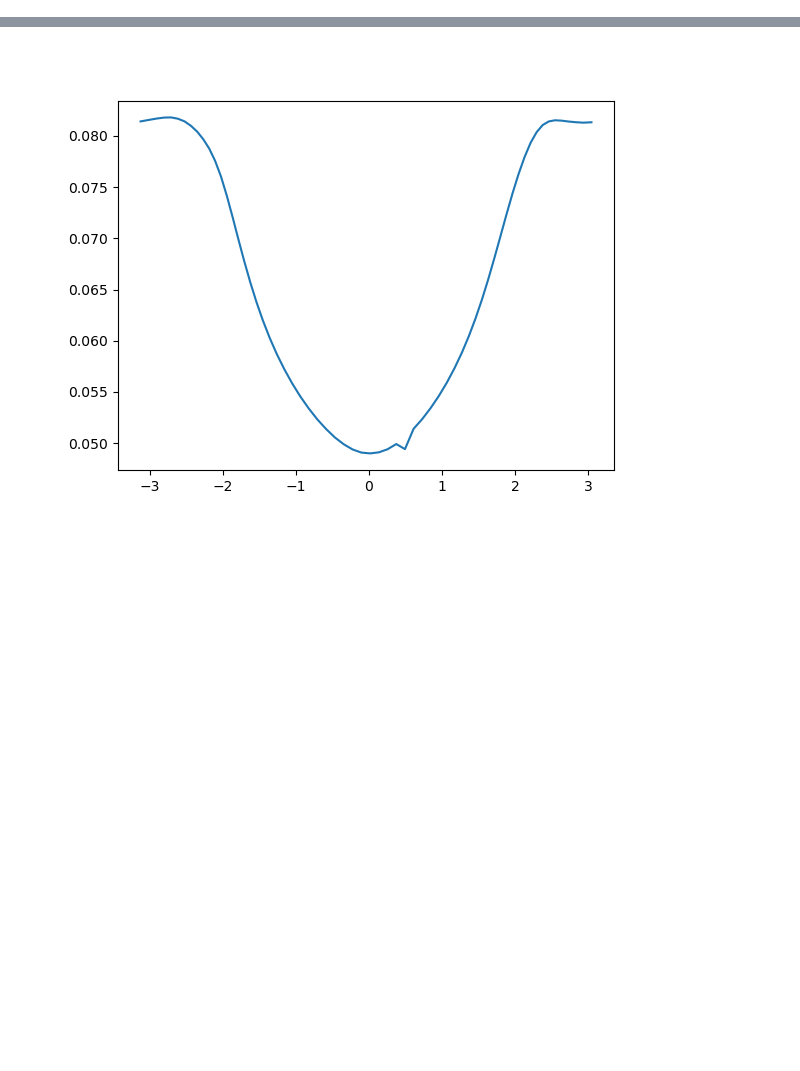
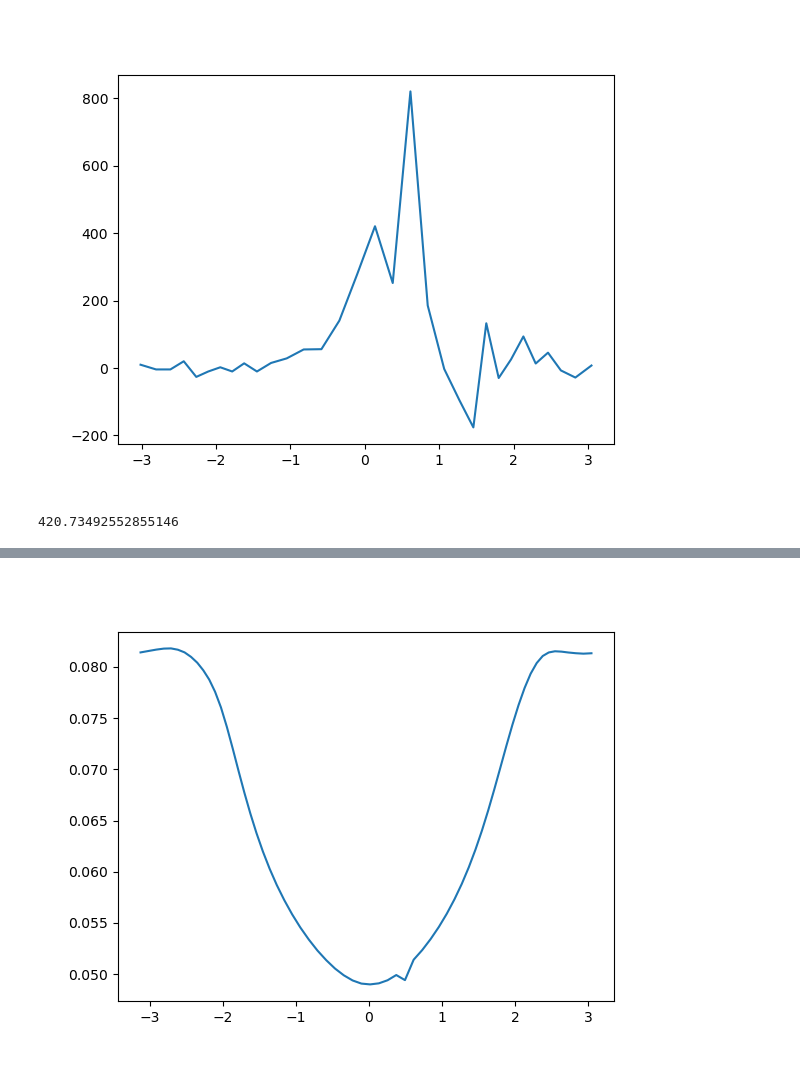
Before and after one commit to SaschaRienaecker/TJ-K, a Jupyter notebook: notebooks/Victor_version.ipynb, the cells around one changed output, grey strips where cells are left out. Drawn from its saved outputs; the diff is of its cells as text; code cells hidden in the pictures; blank space fills up the shorter version.

```diff
--- a/notebooks/Victor_version.ipynb
+++ b/notebooks/Victor_version.ipynb
@@ -65,7 +65,13 @@ plt.tight_layout()
 # %%
 # compute a value proportional to the particle turbulent transport at a given time step and a given position
+# Warning : three probes are needed for each measure, so the position is not accurate
+def turbulent_transport(position, Nt):
+    #position must be an integer between 0 and 31
+    ntilde = Datp[2*position+1, Nt] - np.mean(Datp[2*position+1, Nt])
 
-def turbulent_transport(time, position, Nt):
-    #position must be an integer between 0 and 31
-    ntilde = Datap[2*position+1, Nt]
-    vtilde = (Datap[(2*position + 2)%64, Nt] - Datap[2*position, Nt])/(2*dX*Bt)
+    if Nt == 0:
+        vtilde = (Datp[(2*position + 2)%64, Nt]- Datp[2*position, Nt]  - np.mean(Datp[(2*position + 2)%64, Nt] - Datp[2*position, Nt]) )/(2*dX*Bt_array_OPA[2*position])
+
+    Gamma = np.mean(ntilde*vtilde)
+
+    return Gamma
@@ -71,0 +89,13 @@ def turbulent_transport(time, position, Nt):
+# %%
+# the position of the measure will be the position of the probe that measures I_sat
+# Nt = 0 for OPA
+Gamma_OPA = np.zeros(32)
+
+for position in range(32):
+    Gamma_OPA[position] = turbulent_transport(position, 0)
+
+plt.figure()
+plt.plot(theta_array_OPA[1: :2], Gamma_OPA)
+plt.show()
+# %% [output]
+[figure, added]
@@ -71,0 +104,4 @@ def turbulent_transport(time, position, Nt):
+# %%
+Gamma
+# %% [output]
+420.73492552855146
```
Also changed, not shown: parts of 9 cells of this notebook, 1 other file.
